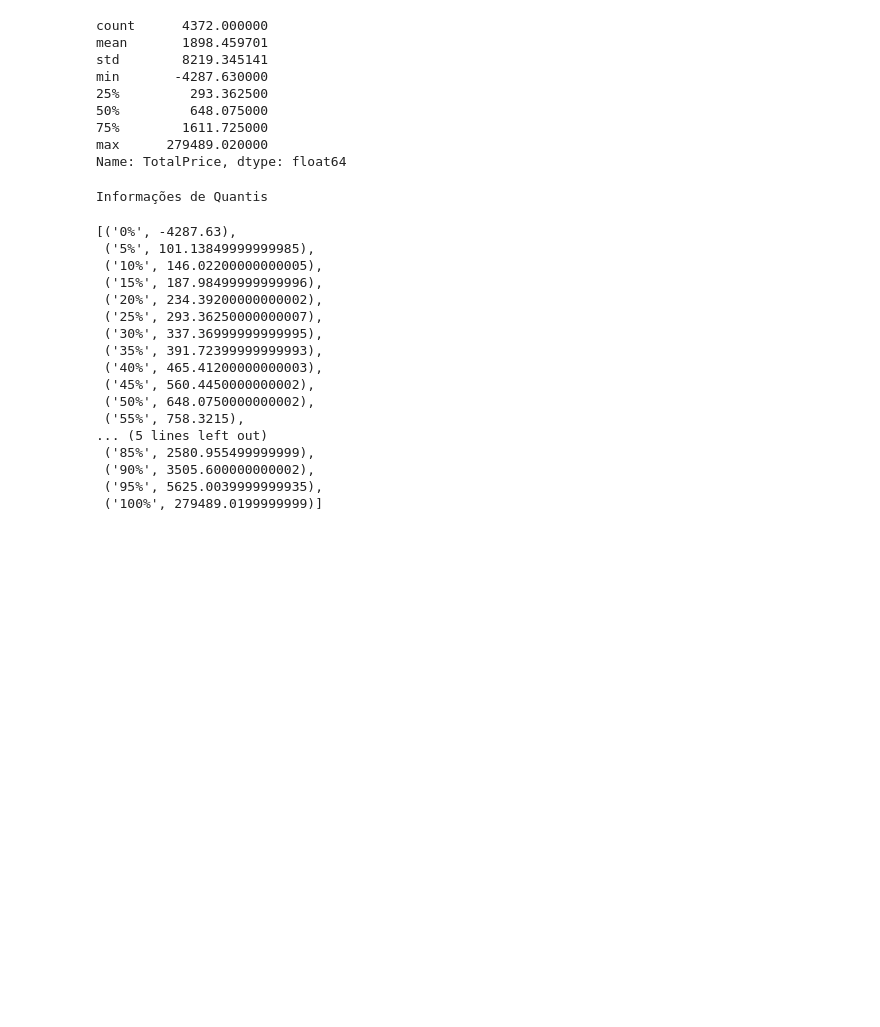
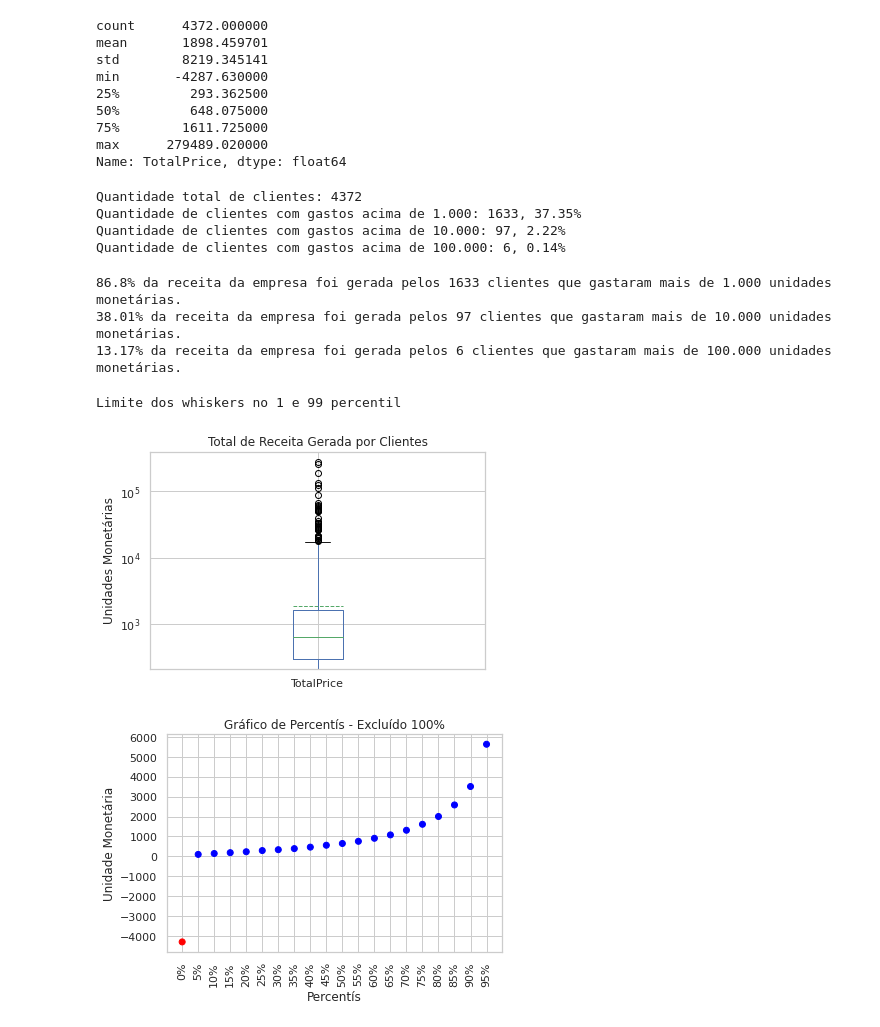
Before and after one commit to mikaelsouza/ai-engineer-bemol-challenge, a Jupyter notebook: notebooks/1-data-exploration.ipynb, the cells around one changed output. Cells and saved outputs as stored; diff of their text form; code cells hidden in the pictures; blank space fills up the shorter version.

```diff
--- a/notebooks/1-data-exploration.ipynb
+++ b/notebooks/1-data-exploration.ipynb
@@ -344,29 +349,66 @@ min       -4287.630000
 75%        1611.725000
 max      279489.020000
 Name: TotalPrice, dtype: float64
+# %%
+num_clients = len(client_df.drop_duplicates('CustomerID'))
+total_spent = spent_by_client.sum()
+
+exceeds_1m = spent_by_client[spent_by_client > 1_000]
+exceeds_10m = spent_by_client[spent_by_client > 10_000]
+exceeds_100m = spent_by_client[spent_by_client > 100_000]
+
+n_1m = len(exceeds_1m)
+n_10m = len(exceeds_10m)
+n_100m = len(exceeds_100m)
+
+print(f"Quantidade total de clientes: {num_clients}")
+print(f"Quantidade de clientes com gastos acima de 1.000: {n_1m}, {round(n_1m * 100/ num_clients, 2)}%")
+print(f"Quantidade de clientes com gastos acima de 10.000: {n_10m}, {round(n_10m * 100/ num_clients, 2)}%")
+print(f"Quantidade de clientes com gastos acima de 100.000: {n_100m}, {round(n_100m * 100/ num_clients, 2)}%")
+# %% [output]
+Quantidade total de clientes: 4372
+Quantidade de clientes com gastos acima de 1.000: 1633, 37.35%
+Quantidade de clientes com gastos acima de 10.000: 97, 2.22%
+Quantidade de clientes com gastos acima de 100.000: 6, 0.14%
+# %%
+percentage_spent_by_1m = round(exceeds_1m.sum() * 100 / total_spent, 2)
+percentage_spent_by_10m = round(exceeds_10m.sum() * 100 / total_spent, 2)
+percentage_spent_by_100m = round(exceeds_100m.sum() * 100 / total_spent, 2)
+
+print(f"{percentage_spent_by_1m}% da receita da empresa foi gerada pelos {n_1m} clientes que gastaram mais de 1.000 unidades monetárias.")
+print(f"{percentage_spent_by_10m}% da receita da empresa foi gerada pelos {n_10m} clientes que gastaram mais de 10.000 unidades monetárias.")
+print(f"{percentage_spent_by_100m}% da receita da empresa foi gerada pelos {n_100m} clientes que gastaram mais de 100.000 unidades monetárias.")
+# %% [output]
+86.8% da receita da empresa foi gerada pelos 1633 clientes que gastaram mais de 1.000 unidades monetárias.
+38.01% da receita da empresa foi gerada pelos 97 clientes que gastaram mais de 10.000 unidades monetárias.
+13.17% da receita da empresa foi gerada pelos 6 clientes que gastaram mais de 100.000 unidades monetárias.
+# %%
+spent_by_client = client_df.groupby('CustomerID')['TotalPrice'].sum().sort_values(ascending=False)
+spent_by_client.plot.box(title='Total de Receita Gerada por Clientes',
+                         ylabel='Unidades Monetárias',
+                         logy=True,
+                         whis=(1, 99),
+                         meanline=True,
+                         showmeans=True)
+
+print("Limite dos whiskers no 1 e 99 percentil")
+# %% [output]
+Limite dos whiskers no 1 e 99 percentil
+[figure, added]
 # %%
 quantile_percentage = 5
 quantile_denominator = 100 // quantile_percentage
 quantiles = [spent_by_client.quantile(x / quantile_denominator) for x in range(quantile_denominator + 1)]
 
-print("Informações de Quantis")
-list(zip([str(x) + '%' for x in range(0, 101, quantile_percentage)], quantiles))
+x = [str(x) + '%' for x in range(0, 100, quantile_percentage)]
+y = quantiles[:-1]
+c = ['red' if x < 0 else 'blue' for x in y]
+
+plt.scatter(x, y, c=c)
+plt.xlabel('Percentís')
+plt.ylabel("Unidade Monetária")
+plt.yticks(range(-4000, 6001, 1000))
+plt.title('Gráfico de Percentís - Excluído 100%')
+_ = plt.xticks(rotation=90)
 # %% [output]
-Informações de Quantis
-[('0%', -4287.63),
- ('5%', 101.13849999999985),
- ('10%', 146.02200000000005),
- ('15%', 187.98499999999996),
- ('20%', 234.39200000000002),
- ('25%', 293.36250000000007),
- ('30%', 337.36999999999995),
- ('35%', 391.72399999999993),
- ('40%', 465.41200000000003),
- ('45%', 560.4450000000002),
- ('50%', 648.0750000000002),
- ('55%', 758.3215),
-... (5 lines left out)
- ('85%', 2580.955499999999),
- ('90%', 3505.600000000002),
- ('95%', 5625.0039999999935),
- ('100%', 279489.0199999999)]
+[figure, added]
```
Also changed, not shown: parts of 12 cells of this notebook.
